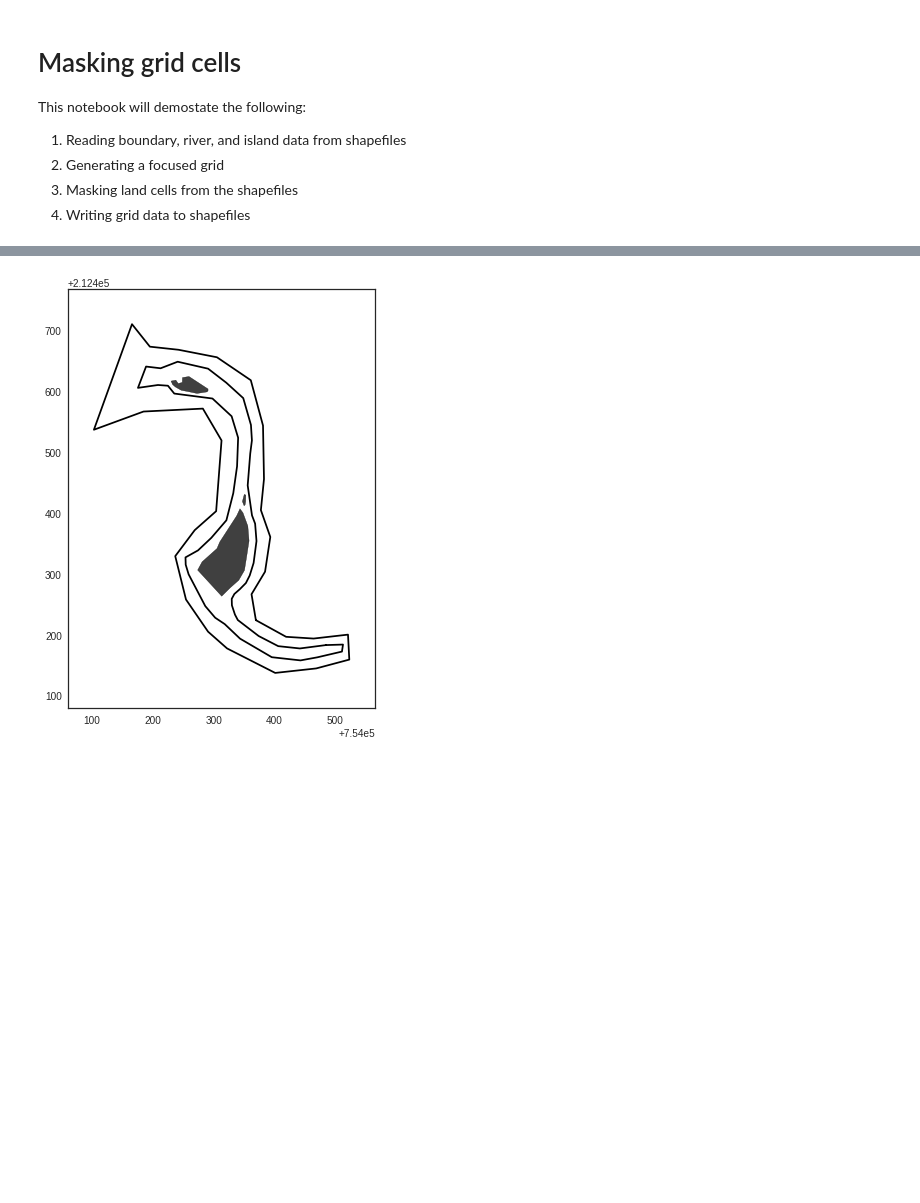
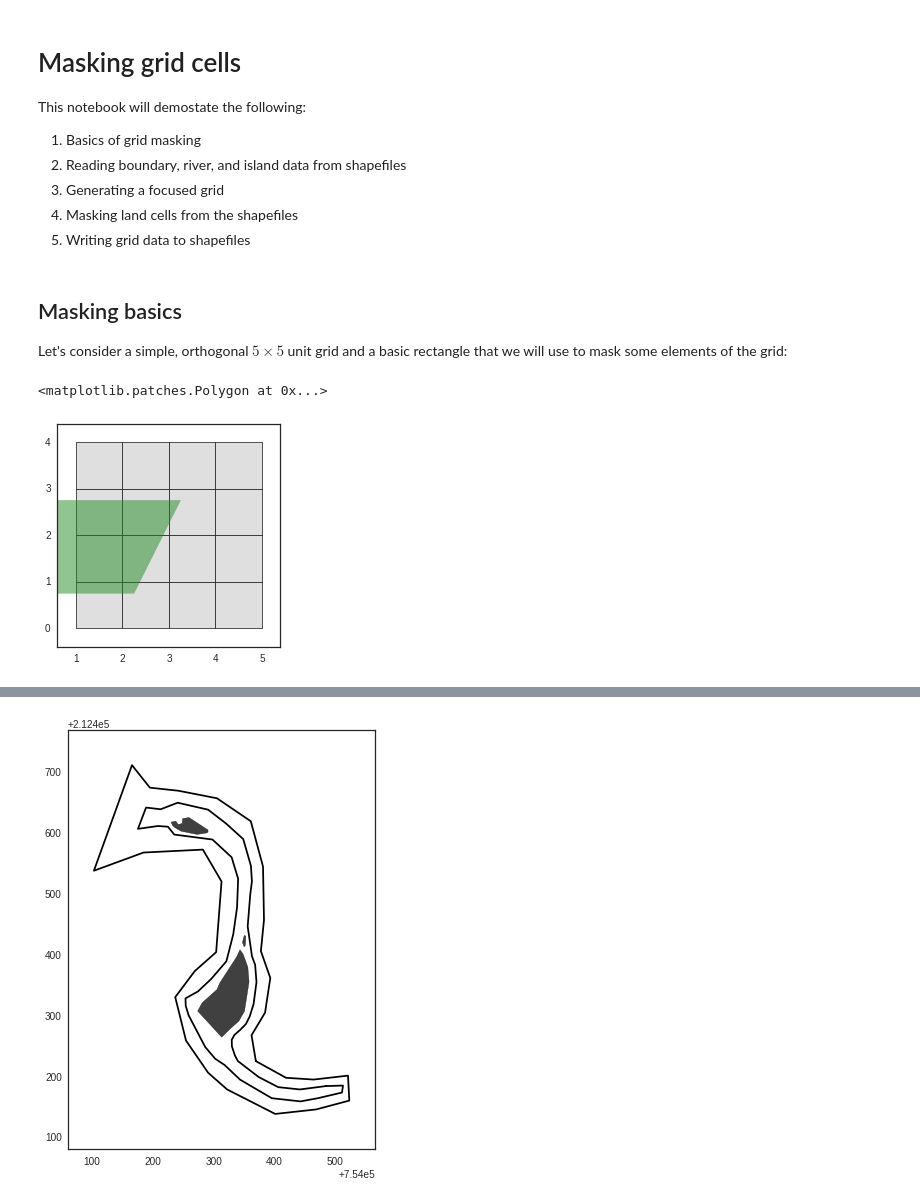
Before and after one commit to Geosyntec/pygridtools, a Jupyter notebook: examples/2 - Shapefiles and masking cells.ipynb, the cells around one changed output, grey strips where cells are left out. Drawn from its saved outputs; the diff is of its cells as text; code cells hidden in the pictures; blank space fills up the shorter version.

Commit message:
updated examples demonstrating the nuances of masking

```diff
--- a/examples/2 - Shapefiles and masking cells.ipynb
+++ b/examples/2 - Shapefiles and masking cells.ipynb
@@ -3,10 +3,11 @@
 
 This notebook will demostate the following:
 
+  1. Basics of grid masking
   1. Reading boundary, river, and island data from shapefiles
-  2. Generating a focused grid
-  3. Masking land cells from the shapefiles
-  4. Writing grid data to shapefiles
+  1. Generating a focused grid
+  1. Masking land cells from the shapefiles
+  1. Writing grid data to shapefiles
 # %%
 import numpy as np
 import matplotlib.pyplot as plt
@@ -18,3 +19,23 @@ import pygridtools as pgt
 
 seaborn.set(style='white')
 %matplotlib inline
+# %% [markdown]
+## Masking basics
+Let's consider a simple, orthogonal $5\times5$ unit grid and a basic rectangle that we will use to mask some elements of the grid:
+# %%
+y, x = np.mgrid[:5, 1:6]
+mg = pgt.ModelGrid(x, y)
+rectangle_coords = [
+    (0.25, 2.75),
+    (3.25, 2.75),
+    (2.25, 0.75),
+    (0.25, 0.75),
+]
+
+fig, ax = plt.subplots()
+fig = mg.plotCells(ax=ax)
+rectangle = plt.Polygon(rectangle_coords, color='forestgreen', alpha=0.5)
+ax.add_patch(rectangle)
+# %% [output]
+<matplotlib.patches.Polygon at 0x...>
+[figure, added]
```
Also changed, not shown: parts of 6 cells of this notebook, 1 other file.
